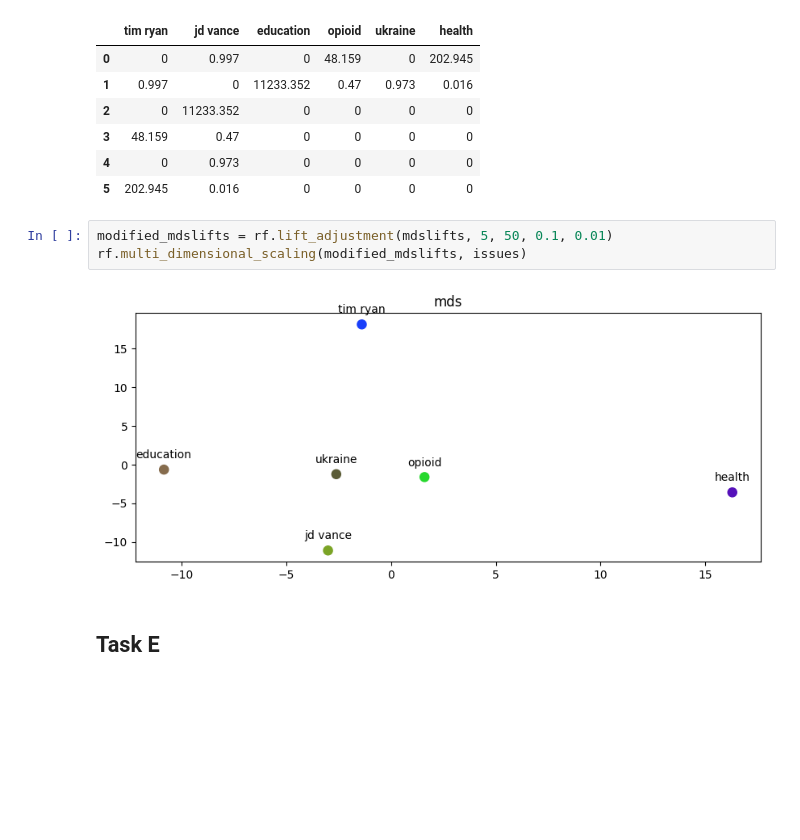
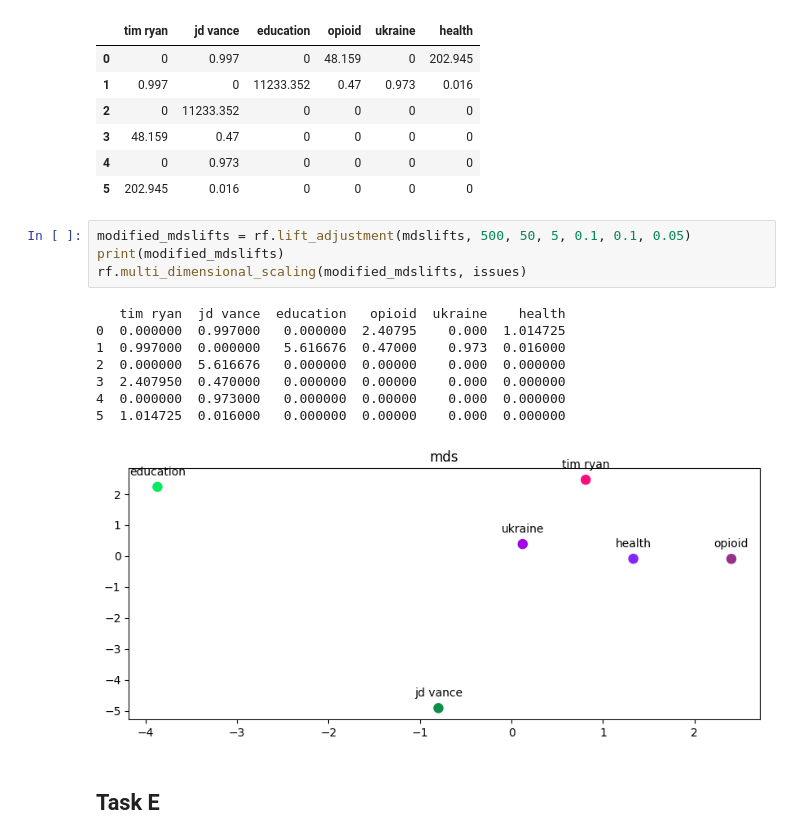
Before and after one commit to SaianshR/ohio-election-analysis, a Jupyter notebook: Task_E_MDS.ipynb, the cells around one changed output. Drawn from its saved outputs; the diff is of its cells as text; blank space fills up the shorter version.

```diff
--- a/Task_E_MDS.ipynb
+++ b/Task_E_MDS.ipynb
@@ -282,10 +282,18 @@ mdslifts
 | 4 | 0 | 0.973 | 0 | 0 | 0 | 0 |
 | 5 | 202.945 | 0.016 | 0 | 0 | 0 | 0 |
 # %%
-modified_mdslifts = rf.lift_adjustment(mdslifts, 5, 50, 0.1, 0.01)
+modified_mdslifts = rf.lift_adjustment(mdslifts, 500, 50, 5, 0.1, 0.1, 0.05)
+print(modified_mdslifts)
 rf.multi_dimensional_scaling(modified_mdslifts, issues)
 # %% [output]
+   tim ryan  jd vance  education   opioid  ukraine    health
+0  0.000000  0.997000   0.000000  2.40795    0.000  1.014725
+1  0.997000  0.000000   5.616676  0.47000    0.973  0.016000
+2  0.000000  5.616676   0.000000  0.00000    0.000  0.000000
+3  2.407950  0.470000   0.000000  0.00000    0.000  0.000000
+4  0.000000  0.973000   0.000000  0.00000    0.000  0.000000
+5  1.014725  0.016000   0.000000  0.00000    0.000  0.000000
-[figure, old version]
+[figure, new version]
 # %% [markdown]
 ## Task E
 # %% [markdown]
```
Also changed, not shown: 1 other file.
